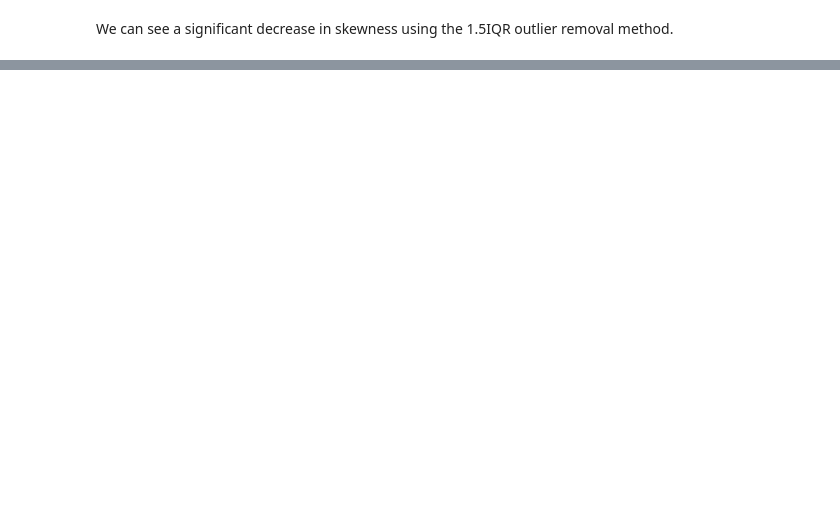
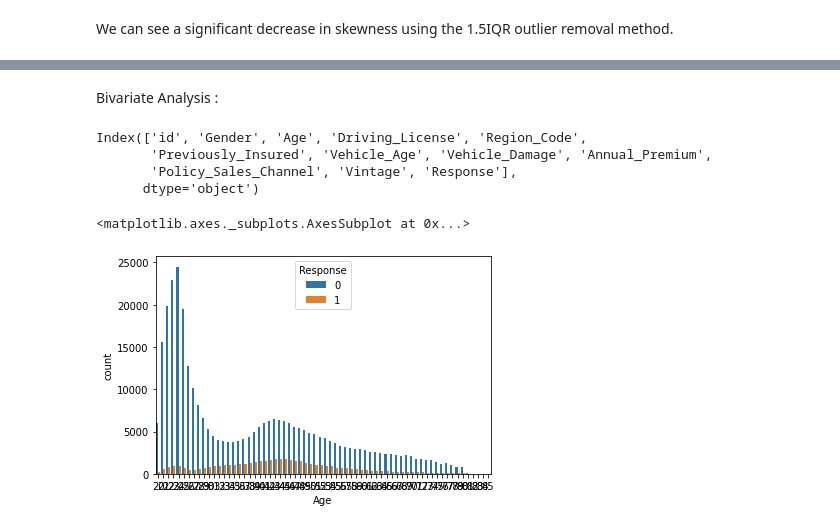
Before and after one commit to Shashwat-spyder/Health-Insurance-Cross-Sell, a Jupyter notebook: Copy_of_HEALTH_INSURANCE_CROSS_SELL_PREDICTION.ipynb, the cells around one changed output, grey strips where cells are left out. Drawn from its saved outputs; the diff is of its cells as text; code cells hidden in the pictures; blank space fills up the shorter version.

```diff
--- a/Copy_of_HEALTH_INSURANCE_CROSS_SELL_PREDICTION.ipynb
+++ b/Copy_of_HEALTH_INSURANCE_CROSS_SELL_PREDICTION.ipynb
@@ -188,0 +230,14 @@ We can see a significant decrease in skewness using the 1.5IQR outlier removal m
+# %% [markdown]
+Bivariate Analysis :
+# %%
+df.columns
+# %% [output]
+Index(['id', 'Gender', 'Age', 'Driving_License', 'Region_Code',
+       'Previously_Insured', 'Vehicle_Age', 'Vehicle_Damage', 'Annual_Premium',
+       'Policy_Sales_Channel', 'Vintage', 'Response'],
+      dtype='object')
+# %%
+sns.countplot(x = 'Age', data = df, hue='Response')
+# %% [output]
+<matplotlib.axes._subplots.AxesSubplot at 0x...>
+[figure, added]
```
Also changed, not shown: parts of 60 cells of this notebook.
